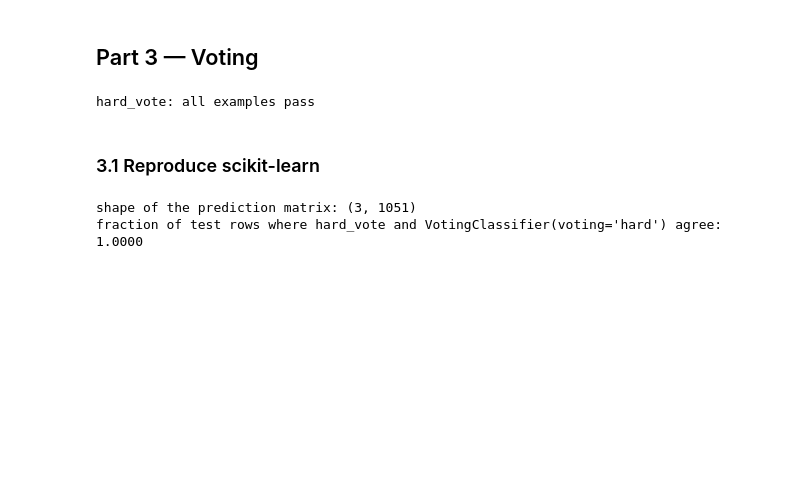
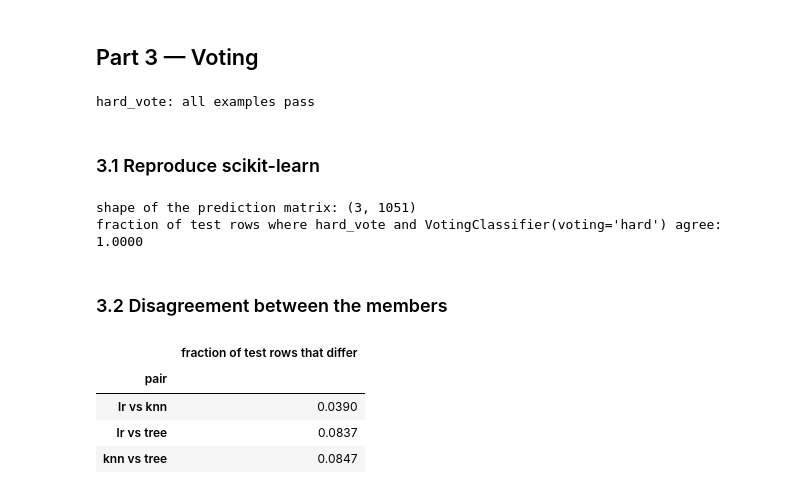
Before and after one commit to Uni-courses-CSS3004-ENG-1/task-04-ML-course, a Jupyter notebook: Imamsidikov_task4.ipynb, the cells around one changed output. Drawn from its saved outputs; the diff is of its cells as text; code cells hidden in the pictures; blank space fills up the shorter version.

```diff
--- a/Imamsidikov_task4.ipynb
+++ b/Imamsidikov_task4.ipynb
@@ -416,3 +416,18 @@ print(f"fraction of test rows where hard_vote and VotingClassifier(voting='hard'
 # %% [output]
 shape of the prediction matrix: (3, 1051)
 fraction of test rows where hard_vote and VotingClassifier(voting='hard') agree: 1.0000
+# %% [markdown]
+### 3.2 Disagreement between the members
+# %%
+from itertools import combinations
+
+names = [name for name, _ in members]
+pd.DataFrame({"pair": [f"{names[a]} vs {names[b]}" for a, b in combinations(range(3), 2)],
+              "fraction of test rows that differ": [np.mean(member_pred[a] != member_pred[b])
+                                                    for a, b in combinations(range(3), 2)]}).set_index("pair").round(4)
+# %% [output]
+|  | fraction of test rows that differ |
+| pair |  |
+| lr vs knn | 0.0390 |
+| lr vs tree | 0.0837 |
+| knn vs tree | 0.0847 |
```
Also changed, not shown: parts of 4 cells of this notebook.
